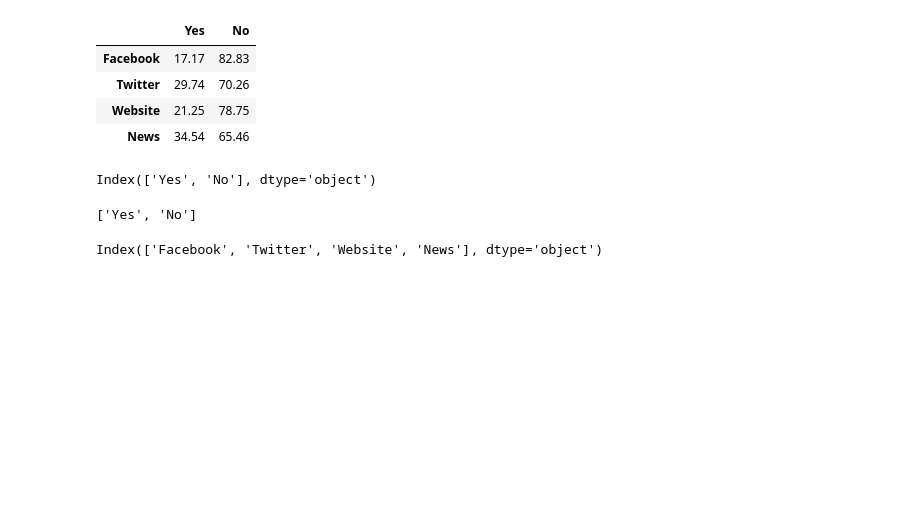
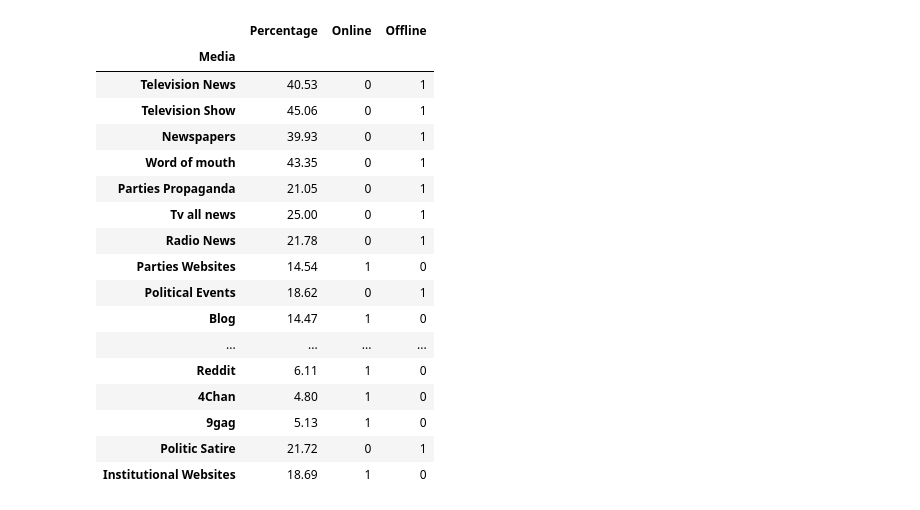
Before and after one commit to AngieC96/DataVisualizationProject, a Jupyter notebook: plots/Plot4.ipynb, the cells around one changed output. Drawn from its saved outputs; the diff is of its cells as text; code cells hidden in the pictures; blank space fills up the shorter version.

```diff
--- a/plots/Plot4.ipynb
+++ b/plots/Plot4.ipynb
@@ -6,11 +9,0 @@ import matplotlib.pyplot as plt
-# %%
-df = pd.DataFrame(np.array([[17.17, 82.83], [29.74, 70.26], [21.25, 78.75], [34.54, 65.46]]),
-        columns=['Yes', 'No'],
-        index=['Facebook', 'Twitter', 'Website', 'News'])
-df
-# %% [output]
-|  | Yes | No |
-| Facebook | 17.17 | 82.83 |
-| Twitter | 29.74 | 70.26 |
-| Website | 21.25 | 78.75 |
-| News | 34.54 | 65.46 |
@@ -17,15 +24,21 @@ df
 # %%
-df.columns
+df
 # %% [output]
-Index(['Yes', 'No'], dtype='object')
+|  | Percentage | Online | Offline |
+| Media |  |  |  |
+| Television News | 40.53 | 0 | 1 |
+| Television Show | 45.06 | 0 | 1 |
+| Newspapers | 39.93 | 0 | 1 |
+| Word of mouth | 43.35 | 0 | 1 |
+| Parties Propaganda | 21.05 | 0 | 1 |
+| Tv all news | 25.00 | 0 | 1 |
+| Radio News | 21.78 | 0 | 1 |
+| Parties Websites | 14.54 | 1 | 0 |
+| Political Events | 18.62 | 0 | 1 |
+| Blog | 14.47 | 1 | 0 |
+| ... | ... | ... | ... |
+| Reddit | 6.11 | 1 | 0 |
+| 4Chan | 4.80 | 1 | 0 |
+| 9gag | 5.13 | 1 | 0 |
+| Politic Satire | 21.72 | 0 | 1 |
+| Institutional Websites | 18.69 | 1 | 0 |
-# %%
-columnNames = list()
-for col_name in df.columns:
-    columnNames.append(col_name)
-columnNames
-# %% [output]
-['Yes', 'No']
-# %%
-df.index
-# %% [output]
-Index(['Facebook', 'Twitter', 'Website', 'News'], dtype='object')
```
Also changed, not shown: parts of 17 cells of this notebook.
